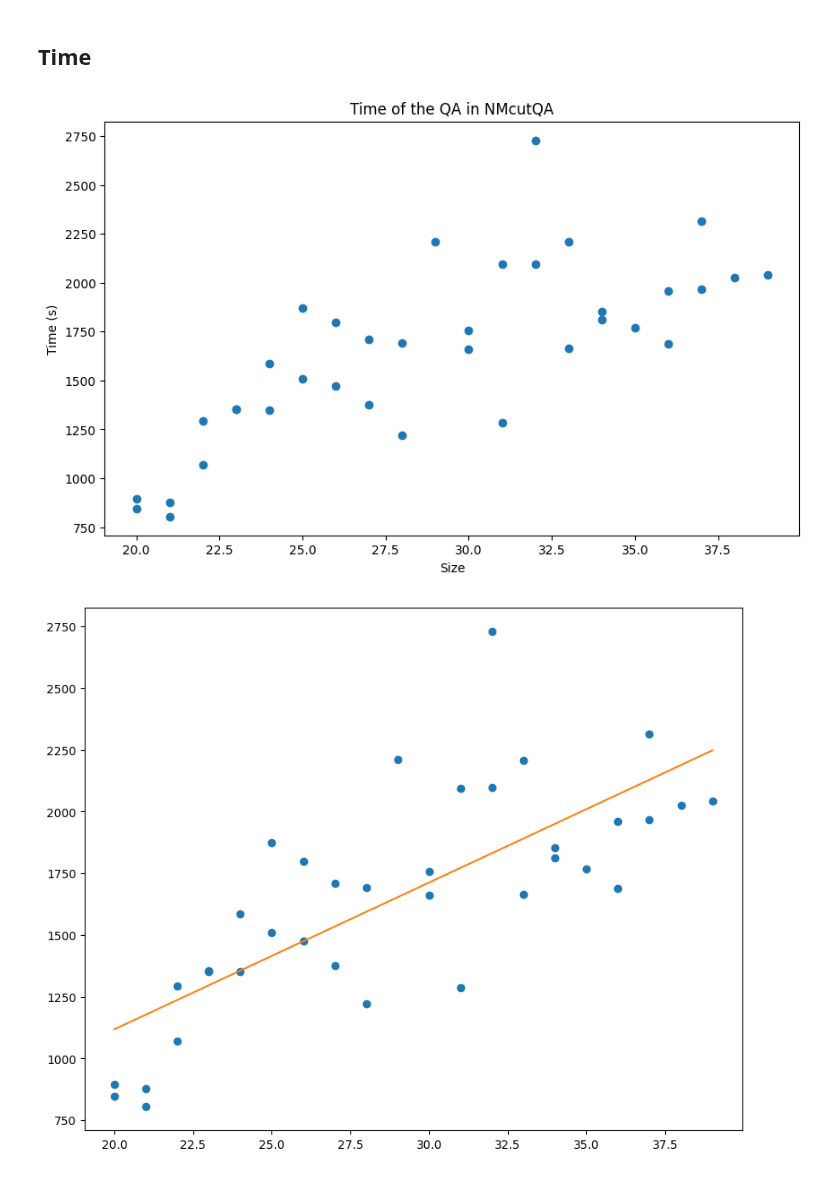
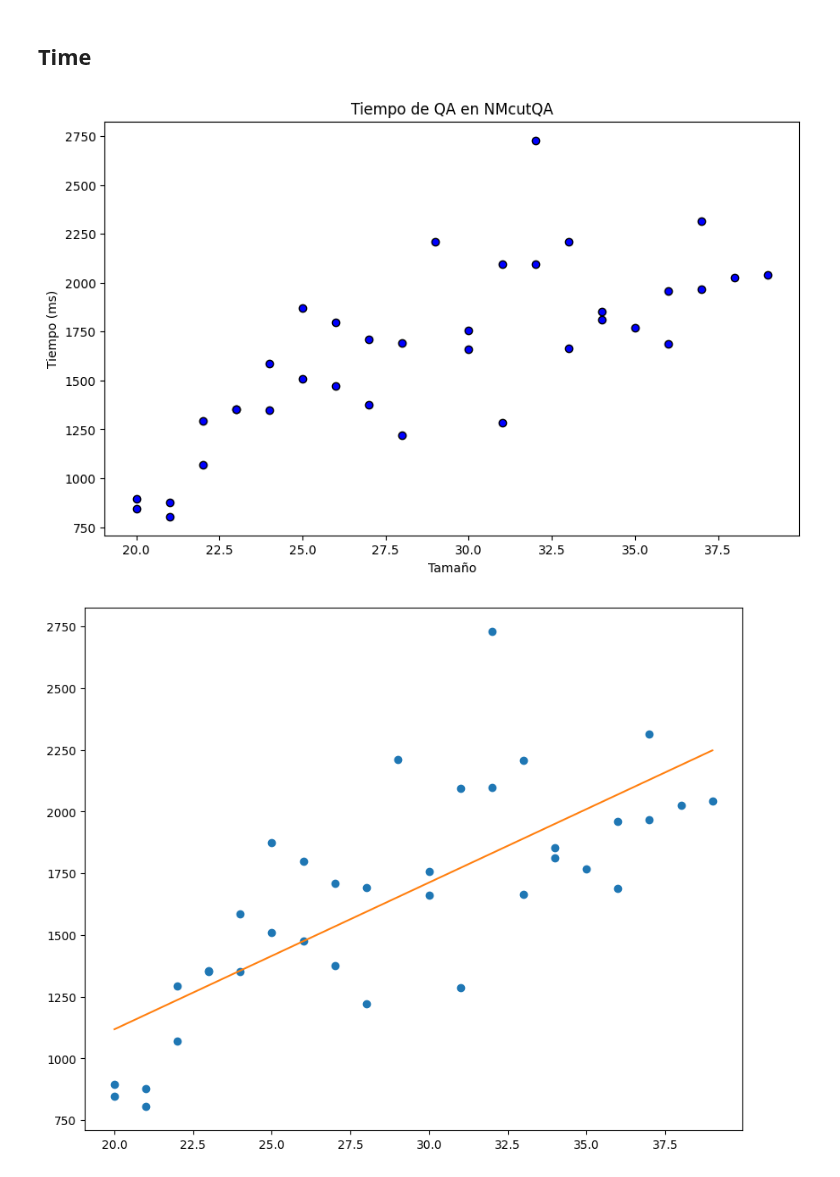
Before and after one commit to Nicofero/PhyloTree_ReConst, a Jupyter notebook: metrics_study.ipynb, the cells around one changed output. Saved outputs shown, nothing was run; the diff lists cells and outputs as text; code cells hidden in the pictures.

```diff
--- a/metrics_study.ipynb
+++ b/metrics_study.ipynb
@@ -111,13 +115,13 @@ time = pd.read_csv('timer.csv')
 #     label="tab:metricas_qa"))
 # %%
 plt.figure(figsize=(10, 6))
-plt.plot(time['size'], time['time'], 'o')
-plt.xlabel('Size')
-plt.ylabel('Time (s)')
-plt.title('Time of the QA in NMcutQA')
+plt.scatter(time['size'], time['time'], color='blue', edgecolor='k')
+plt.xlabel('Tamaño')
+plt.ylabel('Tiempo (ms)')
+plt.title('Tiempo de QA en NMcutQA')
 plt.show()
 # %% [output]
-[figure, old version]
+[figure, new version]
 # %%
 # Seems linear so, linear regression it is
 
```
Also changed, not shown: parts of 12 cells of this notebook, 45 other files.
